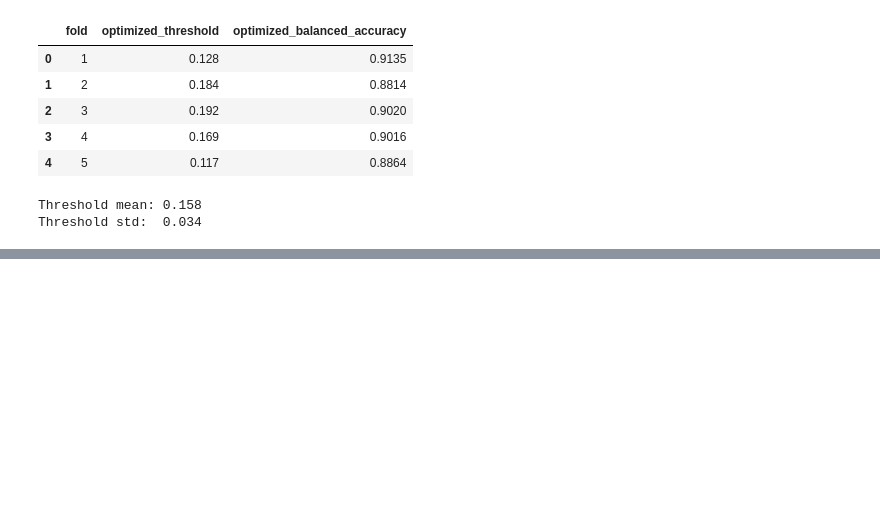
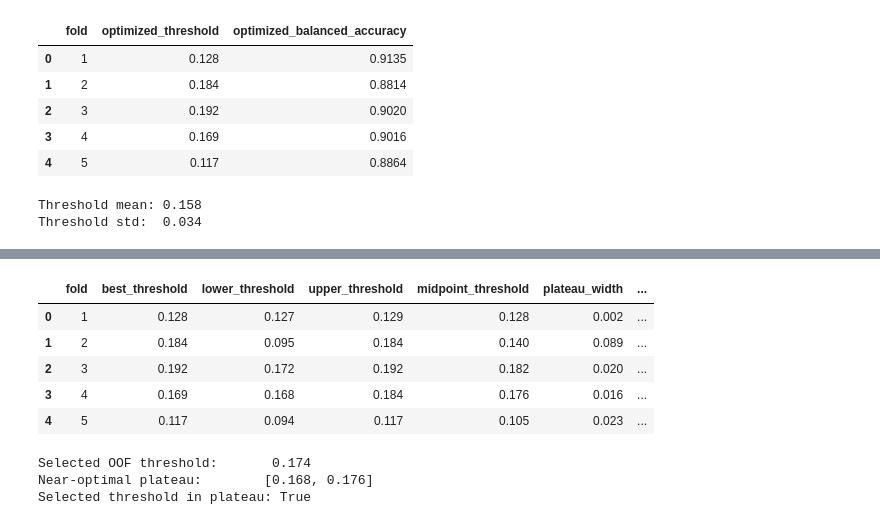
Before and after one commit to ayri77/neoversity-ml-final, a Jupyter notebook: notebooks/04_catboost_baseline.ipynb, the cells around one changed output, grey strips where cells are left out. Cells and saved outputs as stored; diff of their text form; code cells hidden in the pictures; blank space fills up the shorter version.

Commit message:
Finalize CatBoost threshold analysis

```diff
--- a/notebooks/04_catboost_baseline.ipynb
+++ b/notebooks/04_catboost_baseline.ipynb
@@ -225,0 +306,67 @@ Threshold std:  0.034
+# %%
+fold_plateau_records = []
+
+for fold_number in sorted(catboost_experiment.oof_predictions["fold"].unique()):
+    fold_data = catboost_experiment.oof_predictions.loc[
+        catboost_experiment.oof_predictions["fold"] == fold_number
+    ]
+
+    fold_plateau = summarize_threshold_plateau(
+        y_true=fold_data["target"],
+        probabilities=fold_data["probability"].to_numpy(),
+        tolerance=0.001,
+    )
+
+    fold_plateau_records.append(
+        {
+            "fold": int(fold_number),
+            "best_threshold": fold_plateau.best_threshold,
+            "lower_threshold": fold_plateau.lower_threshold,
+            "upper_threshold": fold_plateau.upper_threshold,
+            "midpoint_threshold": (fold_plateau.midpoint_threshold),
+            "plateau_width": fold_plateau.width,
+            "best_balanced_accuracy": (fold_plateau.best_balanced_accuracy),
+        }
+    )
+
+fold_plateaus = pd.DataFrame(fold_plateau_records)
+
+display(
+    fold_plateaus.style.format(
+        {
+            "best_threshold": "{:.3f}",
+            "lower_threshold": "{:.3f}",
+            "upper_threshold": "{:.3f}",
+            "midpoint_threshold": "{:.3f}",
+            "plateau_width": "{:.3f}",
+            "best_balanced_accuracy": "{:.4f}",
+        }
+    )
+)
+# %% [output]
+|  | fold | best_threshold | lower_threshold | upper_threshold | midpoint_threshold | plateau_width | ... |
+| 0 | 1 | 0.128 | 0.127 | 0.129 | 0.128 | 0.002 | ... |
+| 1 | 2 | 0.184 | 0.095 | 0.184 | 0.140 | 0.089 | ... |
+| 2 | 3 | 0.192 | 0.172 | 0.192 | 0.182 | 0.020 | ... |
+| 3 | 4 | 0.169 | 0.168 | 0.184 | 0.176 | 0.016 | ... |
+| 4 | 5 | 0.117 | 0.094 | 0.117 | 0.105 | 0.023 | ... |
+# %%
+selected_threshold = catboost_experiment.result.metrics["optimized_threshold_oof"]
+
+selected_threshold_inside_plateau = (
+    threshold_plateau.lower_threshold
+    <= selected_threshold
+    <= threshold_plateau.upper_threshold
+)
+
+print(f"Selected OOF threshold:       {selected_threshold:.3f}")
+print(
+    "Near-optimal plateau:        "
+    f"[{threshold_plateau.lower_threshold:.3f}, "
+    f"{threshold_plateau.upper_threshold:.3f}]"
+)
+print(f"Selected threshold in plateau: {selected_threshold_inside_plateau}")
+# %% [output]
+Selected OOF threshold:       0.174
+Near-optimal plateau:        [0.168, 0.176]
+Selected threshold in plateau: True
```
Also changed, not shown: parts of 16 cells of this notebook, 5 other files.
